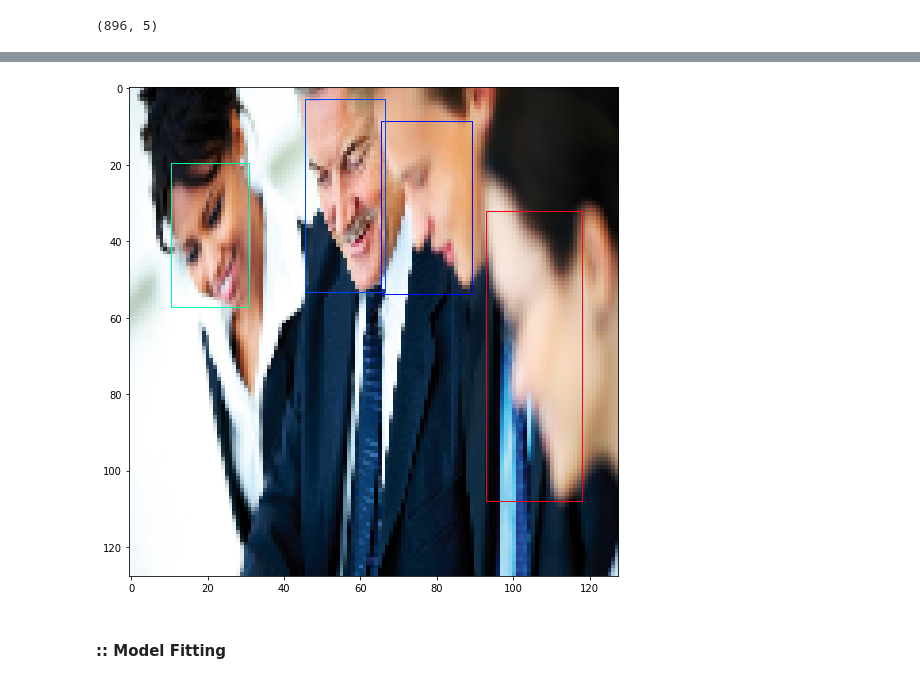
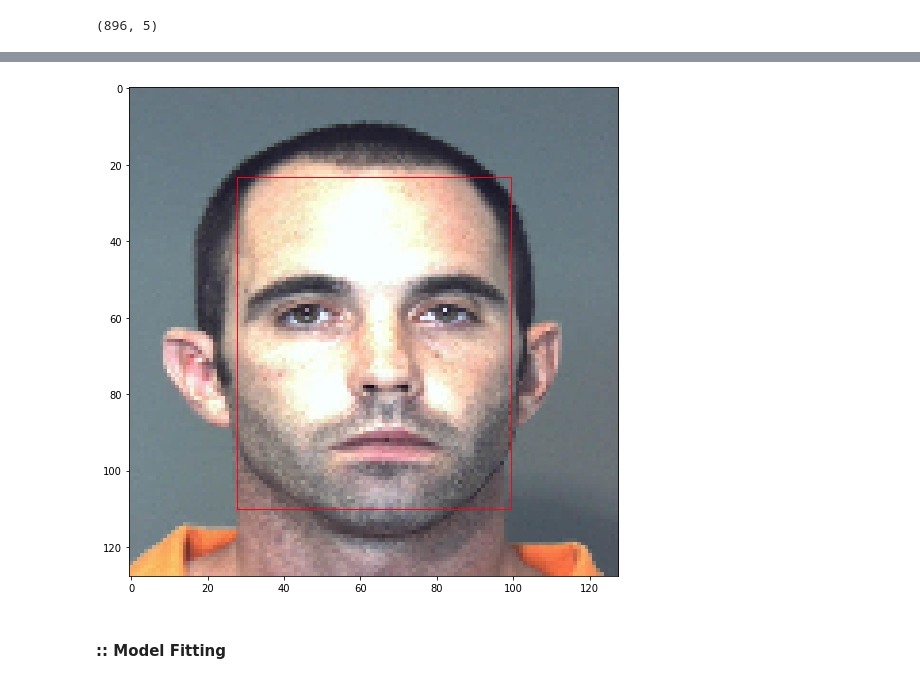
Before and after one commit to Koowater/Facial-Landmark-Detector, a Jupyter notebook: BlazeFace/Sample Training example.ipynb, the cells around one changed output, grey strips where cells are left out. Saved outputs shown, nothing was run; the diff lists cells and outputs as text; code cells hidden in the pictures.

```diff
--- a/BlazeFace/Sample Training example.ipynb
+++ b/BlazeFace/Sample Training example.ipynb
@@ -255,3 +282,7 @@ array([[  0.,   4.,   4., 128., 128.],
        [  0.,  28.,   4., 128., 128.],
        [  0.,  36.,   4., 128., 128.],
        [  0.,  36.,   4., 128., 128.]])
+# %%
+idx = np.where(Y[:, :, 0] == 1)[0]
+print(idx)
+print(idx.shape)
@@ -260,6 +309,3 @@ label = Y[42]
 print(label.shape)
 # %% [output]
 (896, 5)
-# %%
-idx = np.where(Y[42, :, 0] == 1)[0]
-print(idx.shape)
@@ -334,14 +361,14 @@ True
 # %%
-ix = -2
+ix = 42
 temps = []
 for i, e in enumerate(Y_e[ix]):
     if e:
         box = decode_bbox(Y_b[ix][i], descaled_anchors[i])
         temps.append(xCyCTox1y1(box))
 
 draw_image_and_rectangle(X[ix], temps)
 # %% [output]
-[figure, old version]
+[figure, new version]
 # %% [markdown]
 #### :: Model Fitting
 # %%
```
Also changed, not shown: parts of 7 cells of this notebook, 1 other file.
